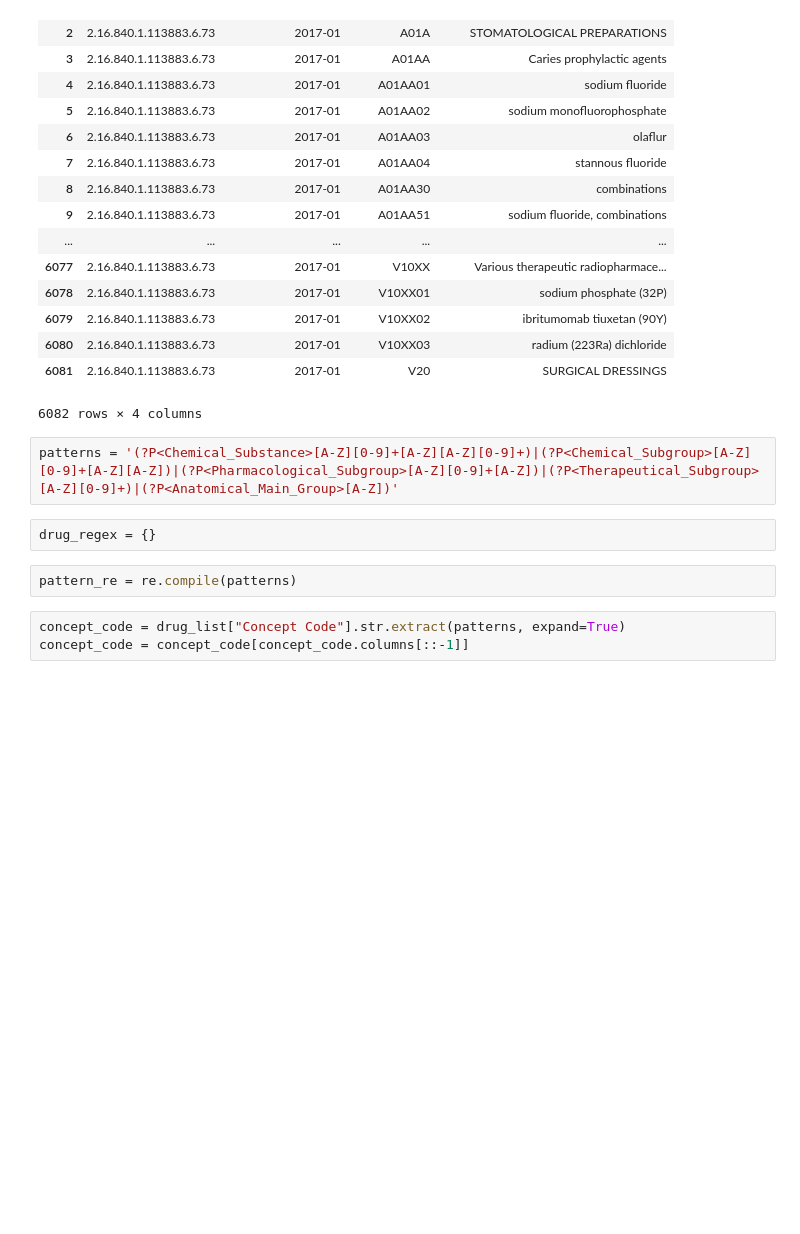
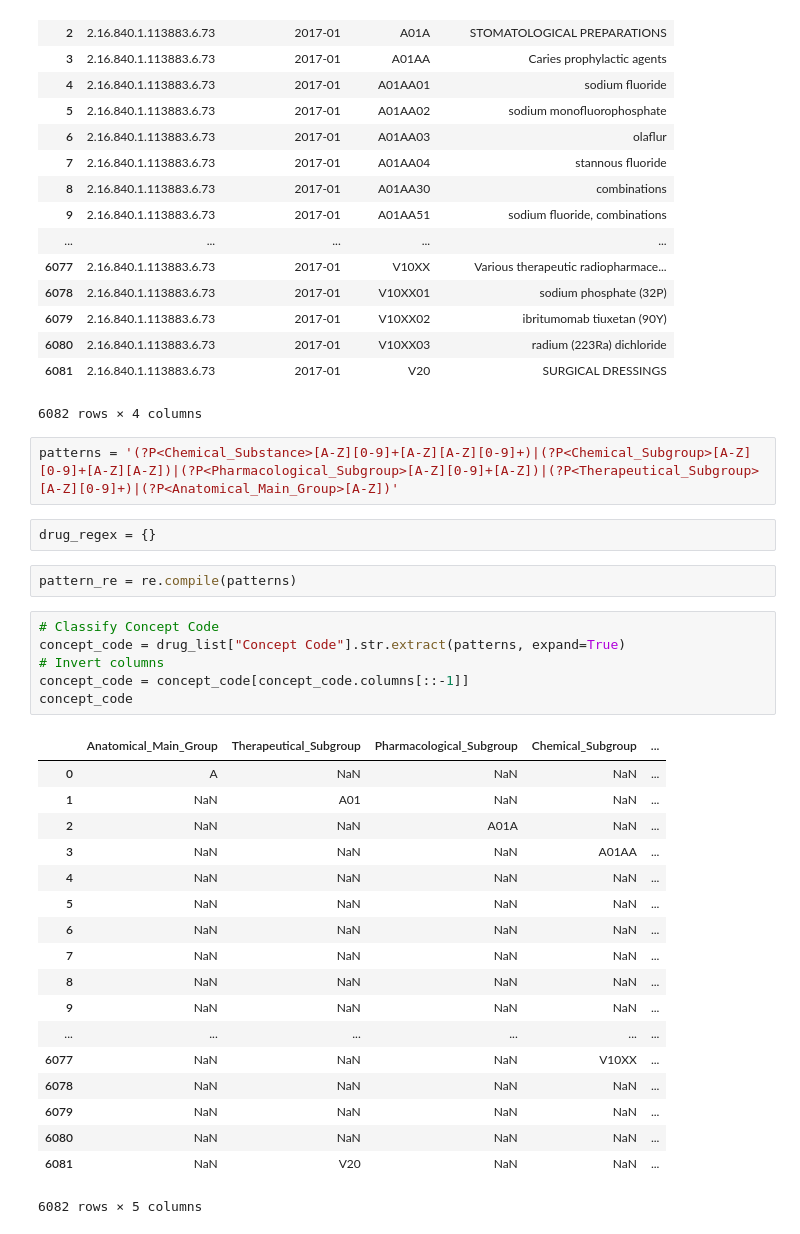
Before and after one commit to MaayanLab/DrugSetLibrary, a Jupyter notebook: Anatomical Therapeutic Chemical Classification.ipynb, the cells around one changed output. Cells and saved outputs as stored; diff of their text form; blank space fills up the shorter version.

```diff
--- a/Anatomical Therapeutic Chemical Classification.ipynb
+++ b/Anatomical Therapeutic Chemical Classification.ipynb
@@ -31,6 +53,28 @@ drug_regex = {}
 # %%
 pattern_re = re.compile(patterns)
 # %%
+# Classify Concept Code
 concept_code = drug_list["Concept Code"].str.extract(patterns, expand=True)
+# Invert columns
 concept_code = concept_code[concept_code.columns[::-1]]
+concept_code
+# %% [output]
+|  | Anatomical_Main_Group | Therapeutical_Subgroup | Pharmacological_Subgroup | Chemical_Subgroup | ... |
+| 0 | A | NaN | NaN | NaN | ... |
+| 1 | NaN | A01 | NaN | NaN | ... |
+| 2 | NaN | NaN | A01A | NaN | ... |
+| 3 | NaN | NaN | NaN | A01AA | ... |
+| 4 | NaN | NaN | NaN | NaN | ... |
+| 5 | NaN | NaN | NaN | NaN | ... |
+| 6 | NaN | NaN | NaN | NaN | ... |
+| 7 | NaN | NaN | NaN | NaN | ... |
+| 8 | NaN | NaN | NaN | NaN | ... |
+| 9 | NaN | NaN | NaN | NaN | ... |
+| ... | ... | ... | ... | ... | ... |
+| 6077 | NaN | NaN | NaN | V10XX | ... |
+| 6078 | NaN | NaN | NaN | NaN | ... |
+| 6079 | NaN | NaN | NaN | NaN | ... |
+| 6080 | NaN | NaN | NaN | NaN | ... |
+| 6081 | NaN | V20 | NaN | NaN | ... |
+6082 rows × 5 columns
 # %%
```
Also changed, not shown: parts of 20 cells of this notebook.
